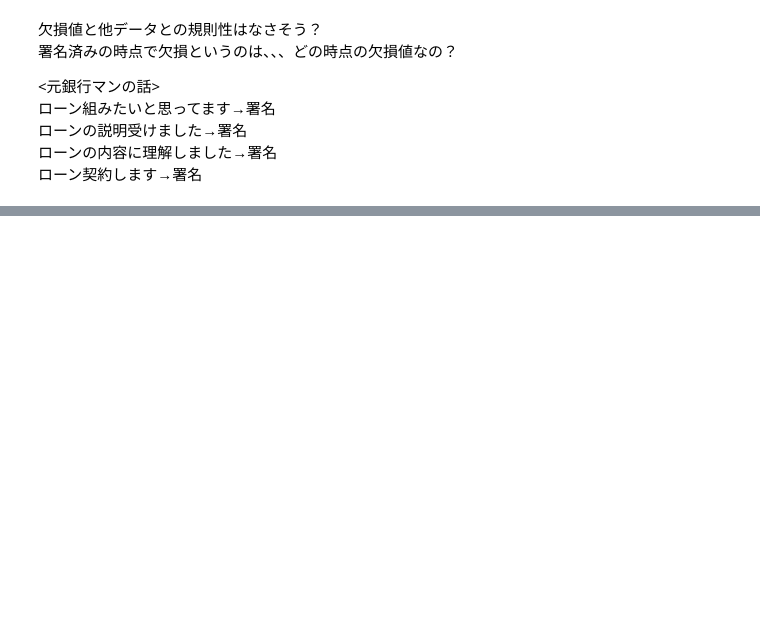
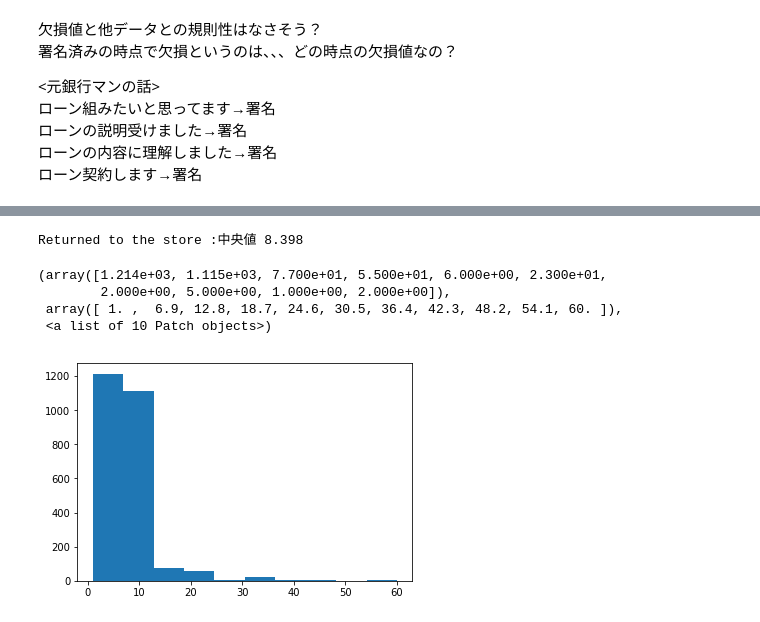
Before and after one commit to a-yoshio/kaggle_HomeCredit, a Jupyter notebook: EDA/POS_CASH_balance.ipynb, the cells around one changed output, grey strips where cells are left out. Cells and saved outputs as stored; diff of their text form; code cells hidden in the pictures; blank space fills up the shorter version.

Commit message:
replace pos_cash_balance

```diff
--- a/EDA/POS_CASH_balance.ipynb
+++ b/EDA/POS_CASH_balance.ipynb
@@ -206,0 +224,11 @@ plt.hist(appr_data['CNT_INSTALMENT_FUTURE'])
+# %%
+#Returned to the store
+return_data = pos_cash_balance.query('NAME_CONTRACT_STATUS == "Returned to the store"')
+print("CNT_INSTALMENT　 percentage of null", return_data['CNT_INSTALMENT'].isnull().sum()/len(return_data))
+print("CNT_INSTALMENT_FUTURE　 percentage of null", return_data['CNT_INSTALMENT_FUTURE'].isnull().sum()/len(return_data))
+print('all data', len(return_data))
+print('both data null ' ,len(return_data.query('CNT_INSTALMENT == "NaN"').query('CNT_INSTALMENT_FUTURE == "NaN"')))
+print('CNT_INSTALMENT is null ', len(return_data.query('CNT_INSTALMENT == "NaN"')))
+print('CNT_INSTALMENT_FUTURE is null ', len(return_data.query('CNT_INSTALMENT_FUTURE == "NaN"')))
+print('CNT_INSTALMENT_FUTURE is not null  and CNT_INSTALMENT is null ' ,len(return_data.query('CNT_INSTALMENT_FUTURE != "NaN"').query('CNT_INSTALMENT == "NaN"')))
+print('CNT_INSTALMENT_FUTURE is null  and CNT_INSTALMENT is not null ' ,len(return_data.query('CNT_INSTALMENT != "NaN"').query('CNT_INSTALMENT_FUTURE == "NaN"')))
@@ -206,0 +244,11 @@ plt.hist(appr_data['CNT_INSTALMENT_FUTURE'])
+# %%
+return_mean = np.mean(return_data['CNT_INSTALMENT'])
+print('Returned to the store :中央値', return_mean)
+plt.hist(return_data['CNT_INSTALMENT'])
+# %% [output]
+Returned to the store :中央値 8.398
+(array([1.214e+03, 1.115e+03, 7.700e+01, 5.500e+01, 6.000e+00, 2.300e+01,
+        2.000e+00, 5.000e+00, 1.000e+00, 2.000e+00]),
+ array([ 1. ,  6.9, 12.8, 18.7, 24.6, 30.5, 36.4, 42.3, 48.2, 54.1, 60. ]),
+ <a list of 10 Patch objects>)
+[figure, added]
```
Also changed, not shown: parts of 26 cells of this notebook.
